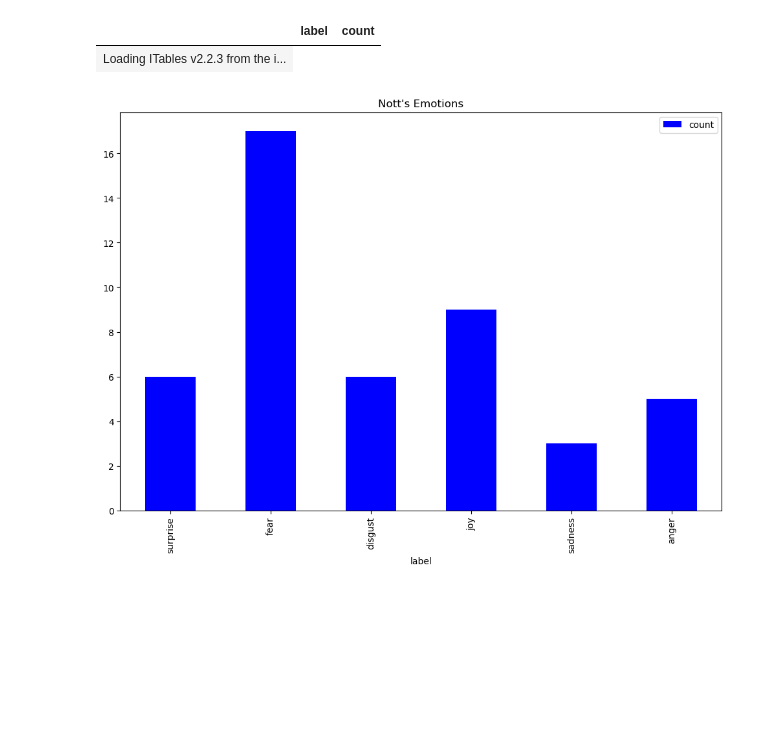
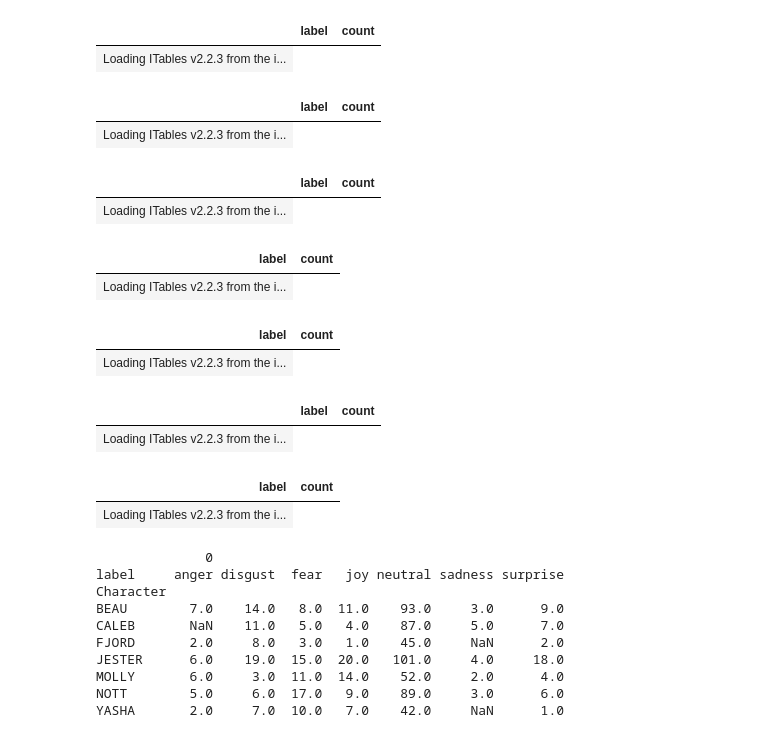
Before and after one commit to hanna-dodd/ttrpg-sentiment, a Jupyter notebook: results.ipynb, the cells around one changed output. Cells and saved outputs as stored; diff of their text form; code cells hidden in the pictures; blank space fills up the shorter version.

```diff
--- a/results.ipynb
+++ b/results.ipynb
@@ -28,3 +41,11 @@ df_Nott.head()
+# %%
+df_Nott = df.loc[df['Character'] == 'NOTT']
+df_Caleb = df.loc[df['Character'] == 'CALEB']
+df_Yasha = df.loc[df['Character'] == 'YASHA']
+df_Molly = df.loc[df['Character'] == 'MOLLY']
+df_Beau = df.loc[df['Character'] == 'BEAU']
+df_Jester = df.loc[df['Character'] == 'JESTER']
+df_Fjord = df.loc[df['Character'] == 'FJORD']
 # %%
 df_NottE = df_Nott.groupby(pd.Grouper(key='label')).size().reset_index()
 df_NottE.columns = ['label', 'count']
@@ -33,7 +54,71 @@ df_NottE.head()
 # %% [output]
 |  | label | count |
 | Loading ITables v2.2.3 from the i... |
-# %%
-ax = df_NottE.plot.bar(x='label', y='count', color='blue', figsize=(12,8),title='Nott\'s Emotions')
-# %% [output]
-[figure, removed]
+# %%
+df_CalebE = df_Caleb.groupby(pd.Grouper(key='label')).size().reset_index()
+df_CalebE.columns = ['label', 'count']
+df_CalebE = df_CalebE.drop(1)
+df_CalebE
+# %% [output]
+|  | label | count |
+| Loading ITables v2.2.3 from the i... |
+# %%
+df_MollyE = df_Molly.groupby(pd.Grouper(key='label')).size().reset_index()
+df_MollyE.columns = ['label', 'count']
+df_MollyE = df_MollyE.drop(1)
+df_MollyE
+# %% [output]
+|  | label | count |
+| Loading ITables v2.2.3 from the i... |
+# %%
+df_BeauE = df_Beau.groupby(pd.Grouper(key='label')).size().reset_index()
+df_BeauE.columns = ['label', 'count']
+df_BeauE = df_BeauE.drop(0)
+df_BeauE
+# %% [output]
+| label | count |
+| Loading ITables v2.2.3 from the i... |
+# %%
+df_JesterE = df_Jester.groupby(pd.Grouper(key='label')).size().reset_index()
+df_JesterE.columns = ['label', 'count']
+df_JesterE = df_JesterE.drop(0)
+df_JesterE
+# %% [output]
+| label | count |
+| Loading ITables v2.2.3 from the i... |
+# %%
+df_FjordE = df_Fjord.groupby(pd.Grouper(key='label')).size().reset_index()
+df_FjordE.columns = ['label', 'count']
+df_FjordE = df_FjordE.drop(2)
+df_FjordE
+# %% [output]
+|  | label | count |
+| Loading ITables v2.2.3 from the i... |
+# %%
+df_YashaE = df_Yasha.groupby(pd.Grouper(key='label')).size().reset_index()
+df_YashaE.columns = ['label', 'count']
+df_YashaE = df_YashaE.drop(0)
+df_YashaE
+# %% [output]
+| label | count |
+| Loading ITables v2.2.3 from the i... |
+# %%
+df_pivot = pd.pivot_table(
+	df_Test,
+	index="Character",
+	columns="label",
+	aggfunc=np.sum
+)
+#df_pivot.drop(columns=['neutral'])
+print(df_pivot)
+# %% [output]
+              0
+label     anger disgust  fear   joy neutral sadness surprise
+Character
+BEAU        7.0    14.0   8.0  11.0    93.0     3.0      9.0
+CALEB       NaN    11.0   5.0   4.0    87.0     5.0      7.0
+FJORD       2.0     8.0   3.0   1.0    45.0     NaN      2.0
+JESTER      6.0    19.0  15.0  20.0   101.0     4.0     18.0
+MOLLY       6.0     3.0  11.0  14.0    52.0     2.0      4.0
+NOTT        5.0     6.0  17.0   9.0    89.0     3.0      6.0
+YASHA       2.0     7.0  10.0   7.0    42.0     NaN      1.0
```
Also changed, not shown: parts of 9 cells of this notebook, 3 other files.
